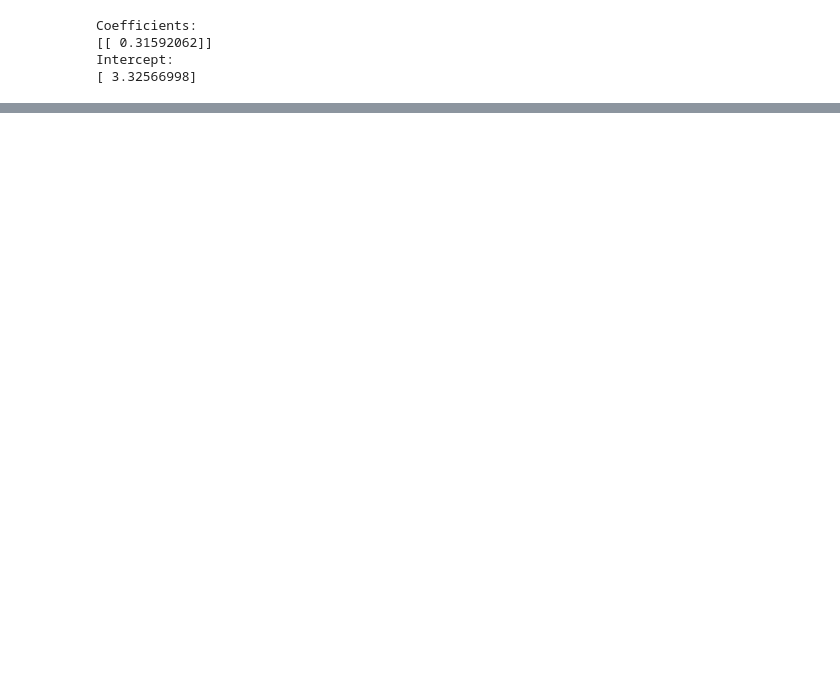
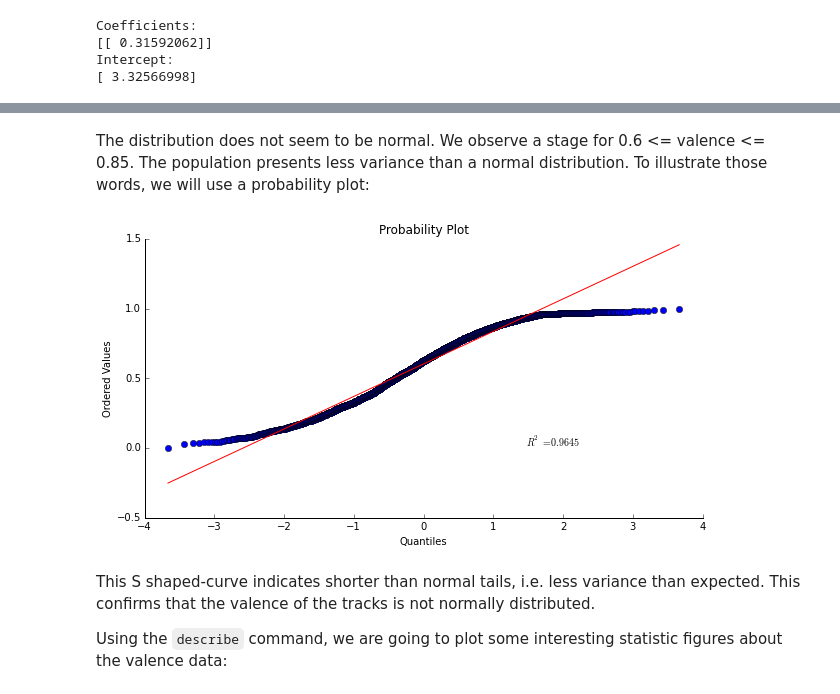
Before and after one commit to th-lucas/AOPM, a Jupyter notebook: src/Analysis_of_popular_music.ipynb, the cells around one changed output, grey strips where cells are left out. Drawn from its saved outputs; the diff is of its cells as text; code cells hidden in the pictures; blank space fills up the shorter version.

```diff
--- a/src/Analysis_of_popular_music.ipynb
+++ b/src/Analysis_of_popular_music.ipynb
@@ -138,0 +178,26 @@ Intercept:
+# %% [markdown]
+The distribution does not seem to be normal. We observe a stage for 0.6 <= valence <= 0.85. The population presents less variance than a normal distribution. To illustrate those words, we will use a probability plot:
+# %%
+# Plot
+plt.figure(figsize=(10, 5))
+plt.grid(False)
+
+# Remove the plot frame lines
+ax = plt.subplot(111)
+ax.spines["top"].set_visible(False)
+ax.spines["right"].set_visible(False)
+
+# Ensure that the axis ticks only show up on the bottom and left of the plot.
+ax.get_xaxis().tick_bottom()
+ax.get_yaxis().tick_left()
+
+# Probability plot
+res = stats.probplot(valence_cleaned, dist = "norm", plot = plt)
+
+plt.show()
+# %% [output]
+[figure, added]
+# %% [markdown]
+This S shaped-curve indicates shorter than normal tails, i.e. less variance than expected. This confirms that the valence of the tracks is not normally distributed.
+
+Using the `describe` command, we are going to plot some interesting statistic figures about the valence data:
```
Also changed, not shown: parts of 22 cells of this notebook, 1 other file.
